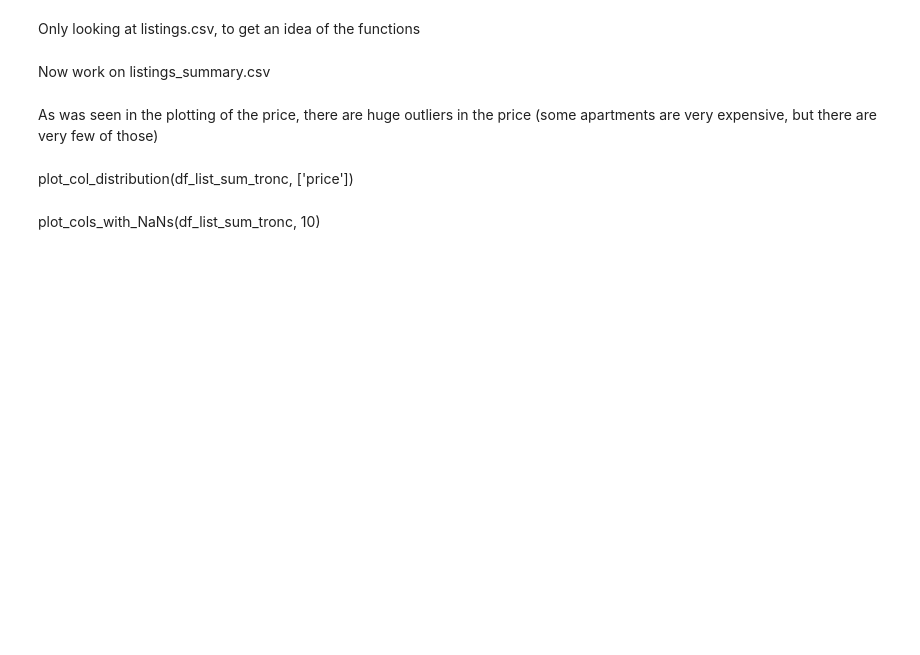
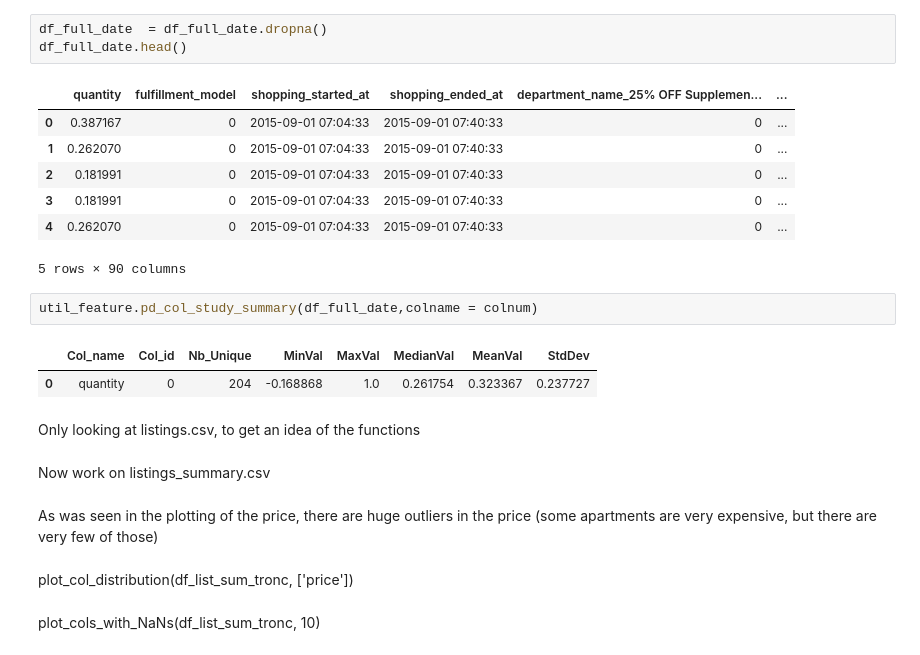
Before and after one commit to arita37/da, a Jupyter notebook: da/shopping_timeseries.ipynb, the cells around one changed output. Cells and saved outputs as stored; diff of their text form; blank space fills up the shorter version.

```diff
--- a/da/shopping_timeseries.ipynb
+++ b/da/shopping_timeseries.ipynb
@@ -31,3 +166,19 @@ colcat_1hot
+# %%
+df_full_date  = df_full_date.dropna()
+df_full_date.head()
+# %% [output]
+|  | quantity | fulfillment_model | shopping_started_at | shopping_ended_at | department_name_25% OFF Supplemen... | ... |
+| 0 | 0.387167 | 0 | 2015-09-01 07:04:33 | 2015-09-01 07:40:33 | 0 | ... |
+| 1 | 0.262070 | 0 | 2015-09-01 07:04:33 | 2015-09-01 07:40:33 | 0 | ... |
+| 2 | 0.181991 | 0 | 2015-09-01 07:04:33 | 2015-09-01 07:40:33 | 0 | ... |
+| 3 | 0.181991 | 0 | 2015-09-01 07:04:33 | 2015-09-01 07:40:33 | 0 | ... |
+| 4 | 0.262070 | 0 | 2015-09-01 07:04:33 | 2015-09-01 07:40:33 | 0 | ... |
+5 rows × 90 columns
+# %%
+util_feature.pd_col_study_summary(df_full_date,colname = colnum)
+# %% [output]
+|  | Col_name | Col_id | Nb_Unique | MinVal | MaxVal | MedianVal | MeanVal | StdDev |
+| 0 | quantity | 0 | 204 | -0.168868 | 1.0 | 0.261754 | 0.323367 | 0.237727 |
 # %% [markdown]
 Only looking at listings.csv, to get an idea of the functions
 # %% [markdown]
```
Also changed, not shown: parts of 15 cells of this notebook.
